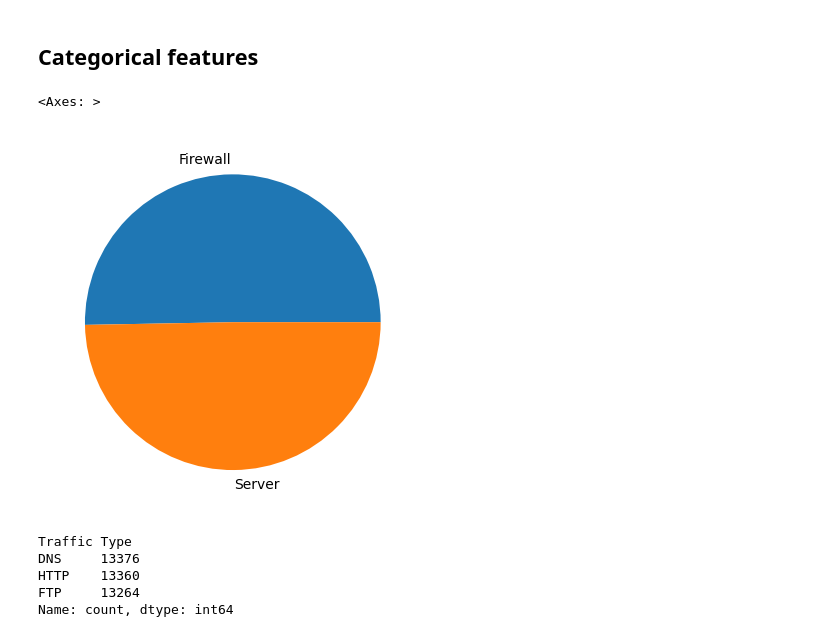
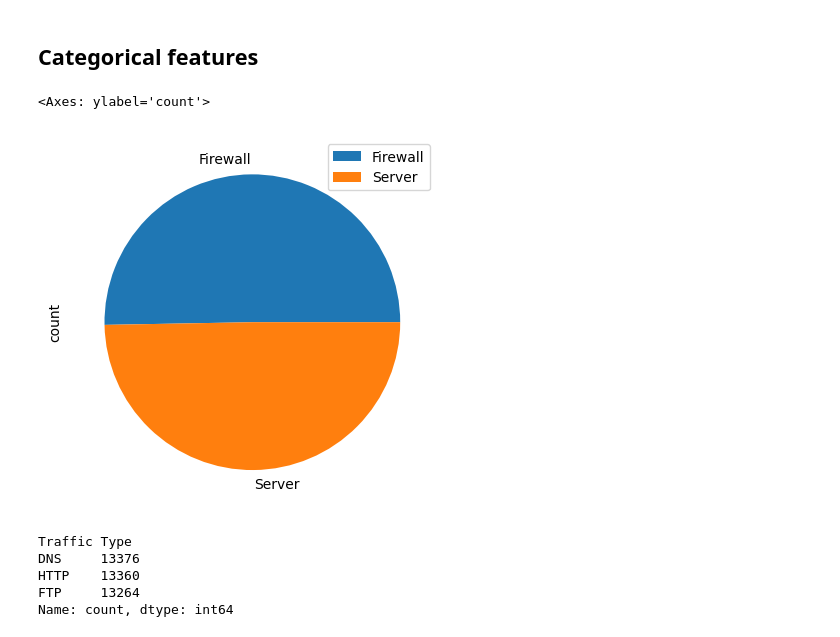
Before and after one commit to florianrst/CyberSecurity_ML, a Jupyter notebook: Main_Notebook.ipynb, the cells around one changed output. Cells and saved outputs as stored; diff of their text form; code cells hidden in the pictures.

```diff
--- a/Main_Notebook.ipynb
+++ b/Main_Notebook.ipynb
@@ -262,10 +296,12 @@ plt.show()
 # %% [markdown]
 ## Categorical features
 # %%
-df['Log Source'].value_counts().plot(kind='pie' )
+from pickle import TRUE
+
+df['Log Source'].value_counts().plot(kind='pie', legend=TRUE )
 # %% [output]
-<Axes: >
+<Axes: ylabel='count'>
-[figure, old version]
+[figure, new version]
 # %%
 df['Traffic Type'].value_counts()
 # %% [output]
```
Also changed, not shown: parts of 43 cells of this notebook.
